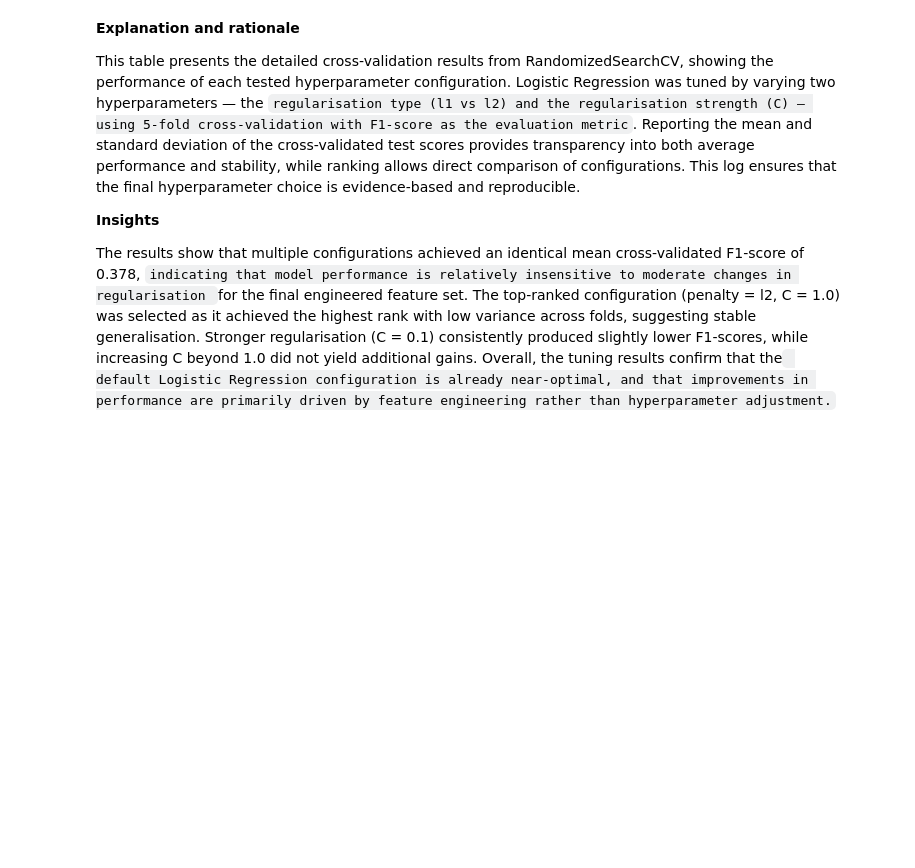
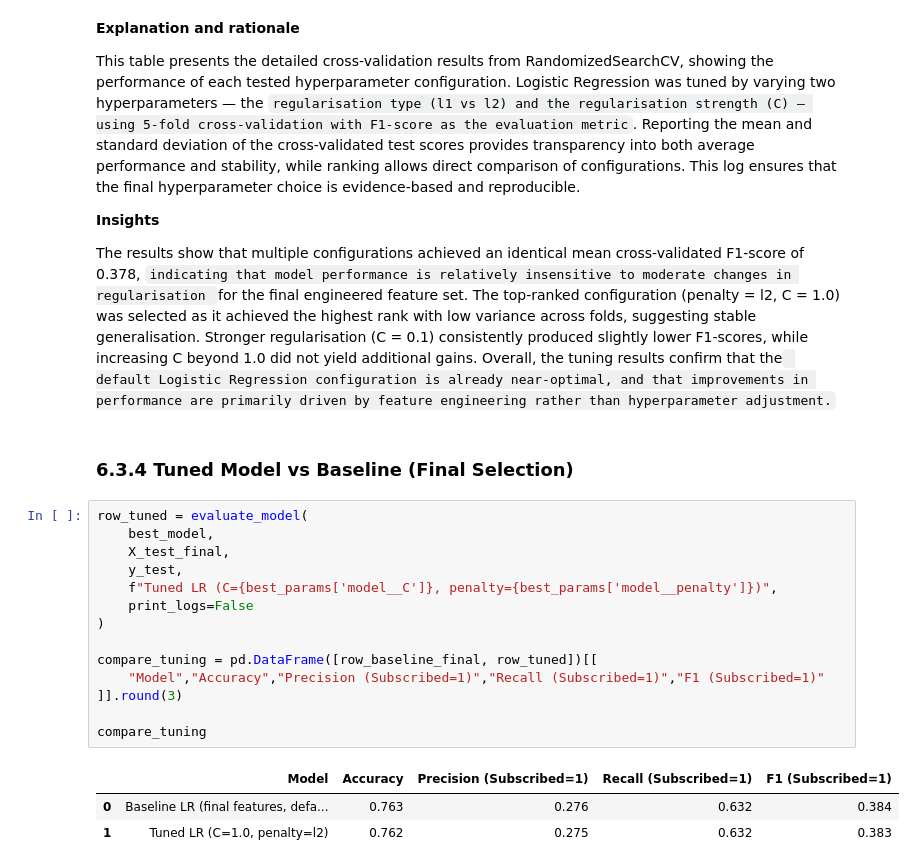
Before and after one commit to 2401496A/bank-marketing-data-analysis-project, a Jupyter notebook: MLDP Program Codes Submission Template.ipynb, the cells around one changed output. Cells and saved outputs as stored; diff of their text form; blank space fills up the shorter version.

Commit message:
Added tuned model compairson for ### 6.3.4 Tuned Model vs Baseline (Final Selection)

```diff
--- a/MLDP Program Codes Submission Template.ipynb
+++ b/MLDP Program Codes Submission Template.ipynb
@@ -1287,3 +1287,23 @@ This table presents the detailed cross-validation results from RandomizedSearchC
 **Insights**
 
 The results show that multiple configurations achieved an identical mean cross-validated F1-score of 0.378, `indicating that model performance is relatively insensitive to moderate changes in regularisation `for the final engineered feature set. The top-ranked configuration (penalty = l2, C = 1.0) was selected as it achieved the highest rank with low variance across folds, suggesting stable generalisation. Stronger regularisation (C = 0.1) consistently produced slightly lower F1-scores, while increasing C beyond 1.0 did not yield additional gains. Overall, the tuning results confirm that the` default Logistic Regression configuration is already near-optimal, and that improvements in performance are primarily driven by feature engineering rather than hyperparameter adjustment.`
+# %% [markdown]
+### 6.3.4 Tuned Model vs Baseline (Final Selection)
+# %%
+row_tuned = evaluate_model(
+    best_model,
+    X_test_final,
+    y_test,
+    f"Tuned LR (C={best_params['model__C']}, penalty={best_params['model__penalty']})",
+    print_logs=False
+)
+
+compare_tuning = pd.DataFrame([row_baseline_final, row_tuned])[[
+    "Model","Accuracy","Precision (Subscribed=1)","Recall (Subscribed=1)","F1 (Subscribed=1)"
+]].round(3)
+
+compare_tuning
+# %% [output]
+|  | Model | Accuracy | Precision (Subscribed=1) | Recall (Subscribed=1) | F1 (Subscribed=1) |
+| 0 | Baseline LR (final features, defa... | 0.763 | 0.276 | 0.632 | 0.384 |
+| 1 | Tuned LR (C=1.0, penalty=l2) | 0.762 | 0.275 | 0.632 | 0.383 |
```
Also changed, not shown: parts of 1 cell of this notebook.
